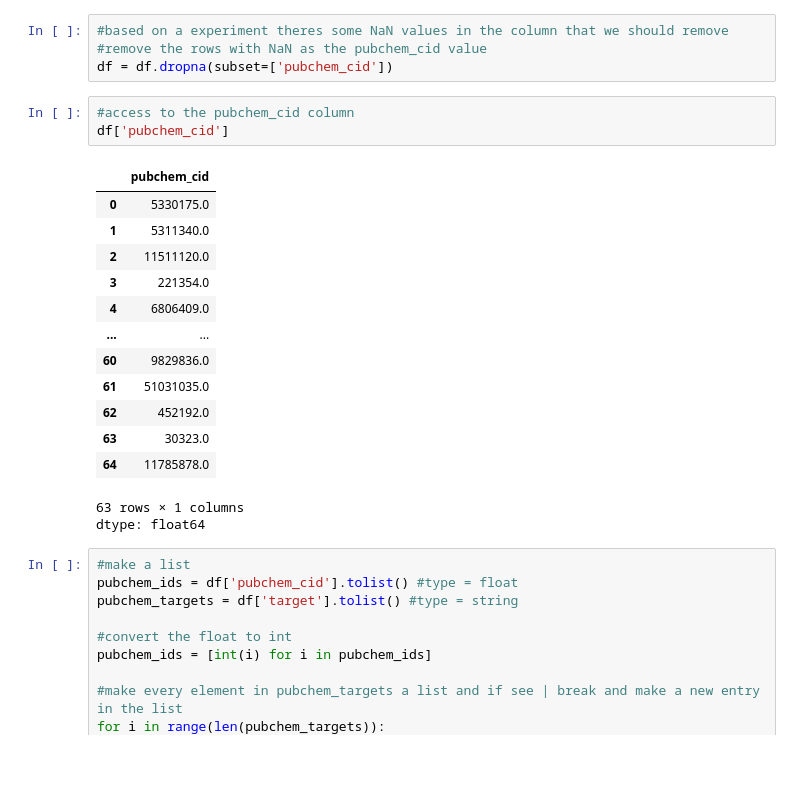
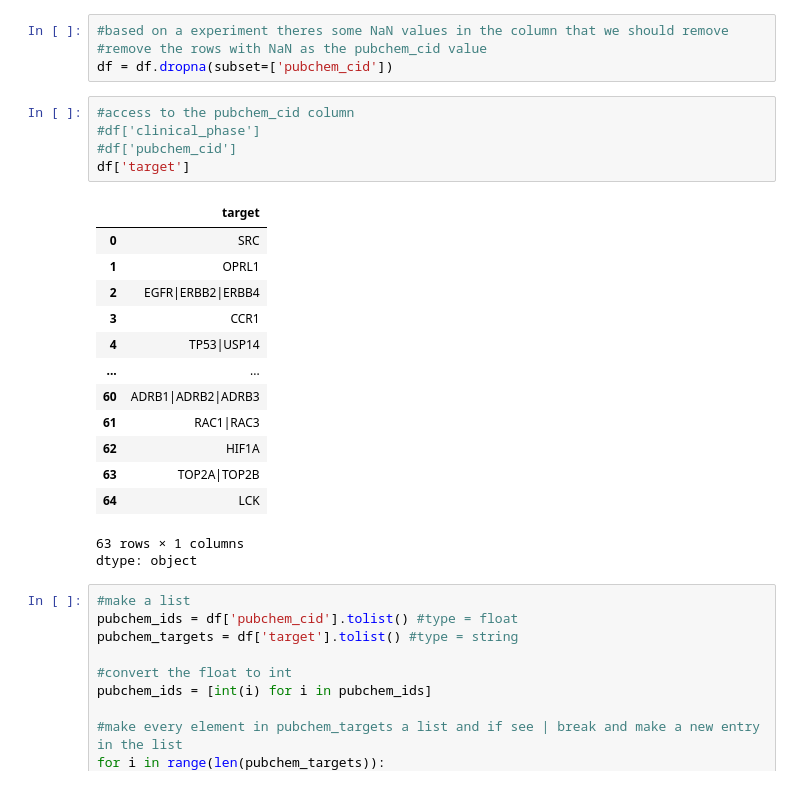
Before and after one commit to kattens/ChemBridge, a Jupyter notebook: Pubchem_Downloader_Phase_one.ipynb, the cells around one changed output. Cells and saved outputs as stored; diff of their text form.

```diff
--- a/Pubchem_Downloader_Phase_one.ipynb
+++ b/Pubchem_Downloader_Phase_one.ipynb
@@ -86,22 +86,24 @@ df = pd.read_excel(file_path)
 df = df.dropna(subset=['pubchem_cid'])
 # %%
 #access to the pubchem_cid column
-df['pubchem_cid']
+#df['clinical_phase']
+#df['pubchem_cid']
+df['target']
 # %% [output]
-|  | pubchem_cid |
-| 0 | 5330175.0 |
-| 1 | 5311340.0 |
-| 2 | 11511120.0 |
-| 3 | 221354.0 |
-| 4 | 6806409.0 |
+|  | target |
+| 0 | SRC |
+| 1 | OPRL1 |
+| 2 | EGFR|ERBB2|ERBB4 |
+| 3 | CCR1 |
+| 4 | TP53|USP14 |
 | ... | ... |
-| 60 | 9829836.0 |
-| 61 | 51031035.0 |
-| 62 | 452192.0 |
-| 63 | 30323.0 |
-| 64 | 11785878.0 |
+| 60 | ADRB1|ADRB2|ADRB3 |
+| 61 | RAC1|RAC3 |
+| 62 | HIF1A |
+| 63 | TOP2A|TOP2B |
+| 64 | LCK |
 63 rows × 1 columns
-dtype: float64
+dtype: object
 # %%
 #make a list
 pubchem_ids = df['pubchem_cid'].tolist() #type = float
```
Also changed, not shown: parts of 1 cell of this notebook.
